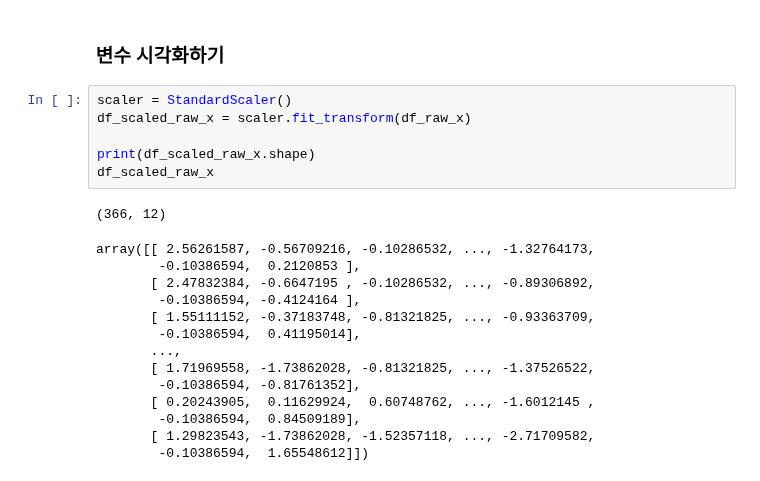
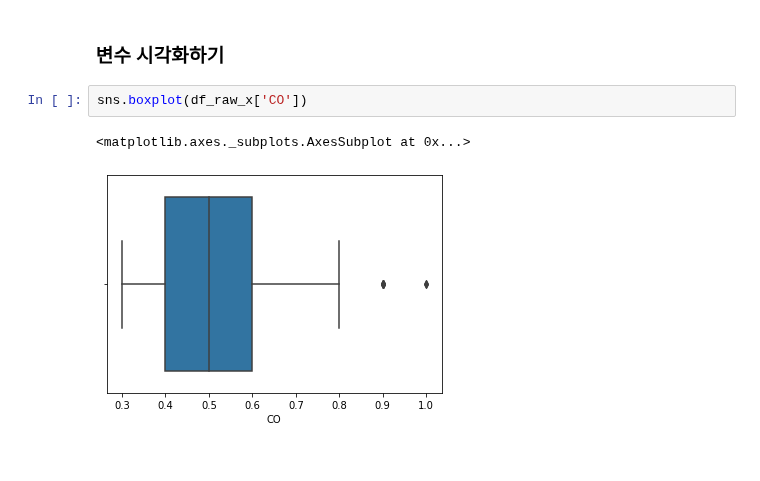
Before and after one commit to mjiii25/posco-academy, a Jupyter notebook: Big-Data/Assignment-1/vitalfew-graph.ipynb, the cells around one changed output. Cells and saved outputs as stored; diff of their text form.

```diff
--- a/Big-Data/Assignment-1/vitalfew-graph.ipynb
+++ b/Big-Data/Assignment-1/vitalfew-graph.ipynb
@@ -145,24 +145,8 @@ df_raw_y.head()
 Name: PM10, dtype: float64
 # %% [markdown]
 ### **변수 시각화하기**
-# %%
-scaler = StandardScaler()
-df_scaled_raw_x = scaler.fit_transform(df_raw_x)
-
-print(df_scaled_raw_x.shape)
-df_scaled_raw_x
-# %% [output]
-(366, 12)
-array([[ 2.56261587, -0.56709216, -0.10286532, ..., -1.32764173,
-        -0.10386594,  0.2120853 ],
-       [ 2.47832384, -0.6647195 , -0.10286532, ..., -0.89306892,
-        -0.10386594, -0.4124164 ],
-       [ 1.55111152, -0.37183748, -0.81321825, ..., -0.93363709,
-        -0.10386594,  0.41195014],
-       ...,
-       [ 1.71969558, -1.73862028, -0.81321825, ..., -1.37526522,
-        -0.10386594, -0.81761352],
-       [ 0.20243905,  0.11629924,  0.60748762, ..., -1.6012145 ,
-        -0.10386594,  0.84509189],
-       [ 1.29823543, -1.73862028, -1.52357118, ..., -2.71709582,
-        -0.10386594,  1.65548612]])
+# %%
+sns.boxplot(df_raw_x['CO'])
+# %% [output]
+<matplotlib.axes._subplots.AxesSubplot at 0x...>
+[figure, added]
```
Also changed, not shown: parts of 11 cells of this notebook.
